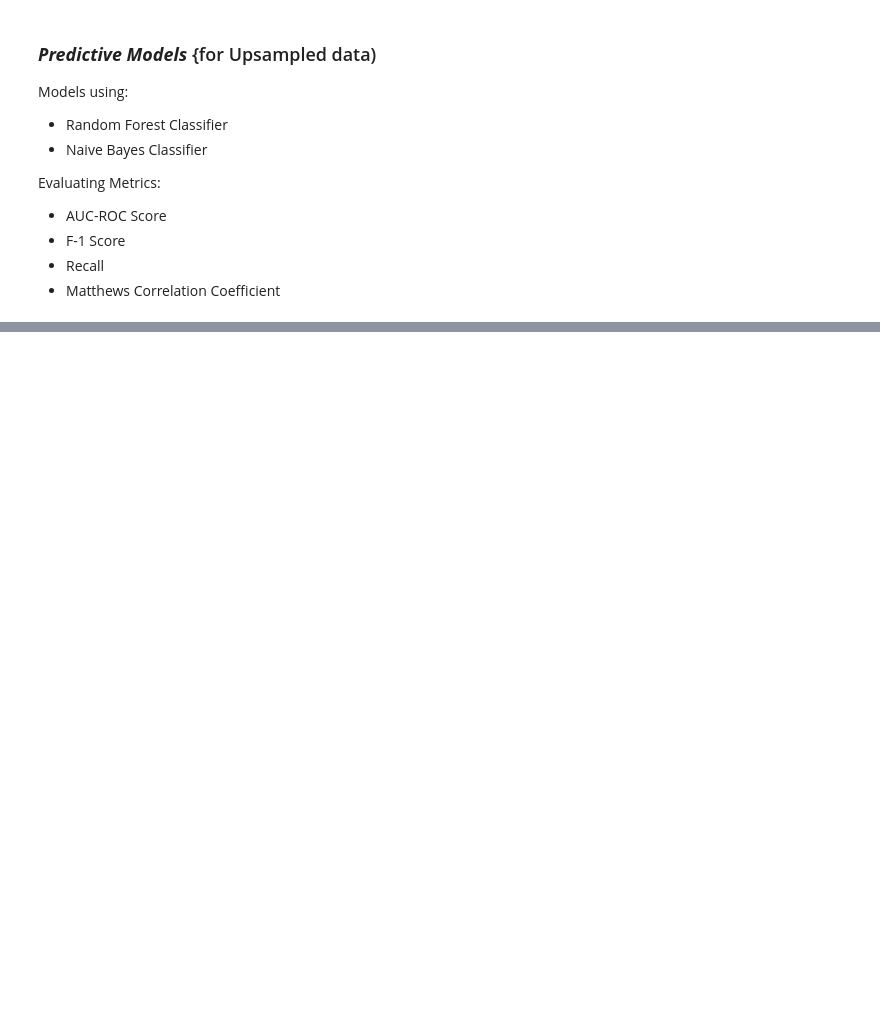
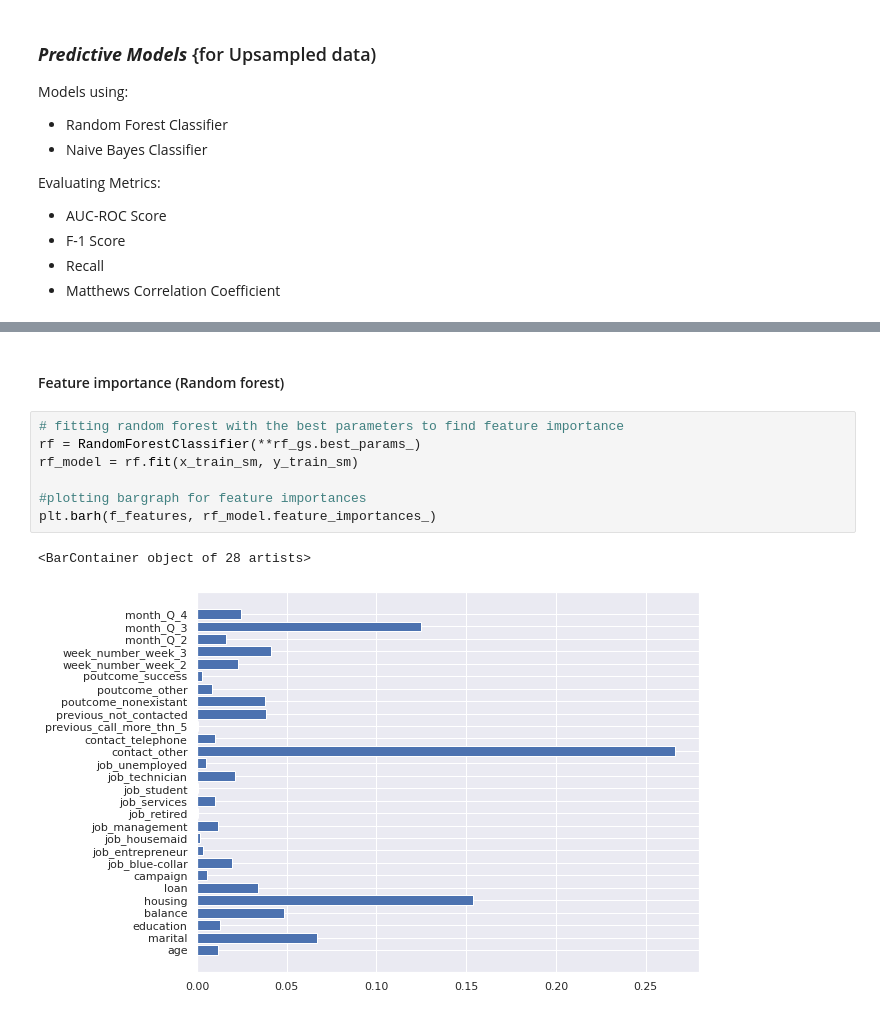
Before and after one commit to GuptaRitik/Marketing-Effectiveness-Prediction, a Jupyter notebook: Bank_Marketing_Effectiveness_Prediction_Capstone_Project.ipynb, the cells around one changed output, grey strips where cells are left out. Drawn from its saved outputs; the diff is of its cells as text; blank space fills up the shorter version.

```diff
--- a/Bank_Marketing_Effectiveness_Prediction_Capstone_Project.ipynb
+++ b/Bank_Marketing_Effectiveness_Prediction_Capstone_Project.ipynb
@@ -947,0 +1015,12 @@ Evaluating Metrics:
+# %% [markdown]
+#### Feature importance (Random forest)
+# %%
+# fitting random forest with the best parameters to find feature importance
+rf = RandomForestClassifier(**rf_gs.best_params_)
+rf_model = rf.fit(x_train_sm, y_train_sm)
+
+#plotting bargraph for feature importances
+plt.barh(f_features, rf_model.feature_importances_)
+# %% [output]
+<BarContainer object of 28 artists>
+[figure, added]
```
Also changed, not shown: parts of 18 cells of this notebook.
